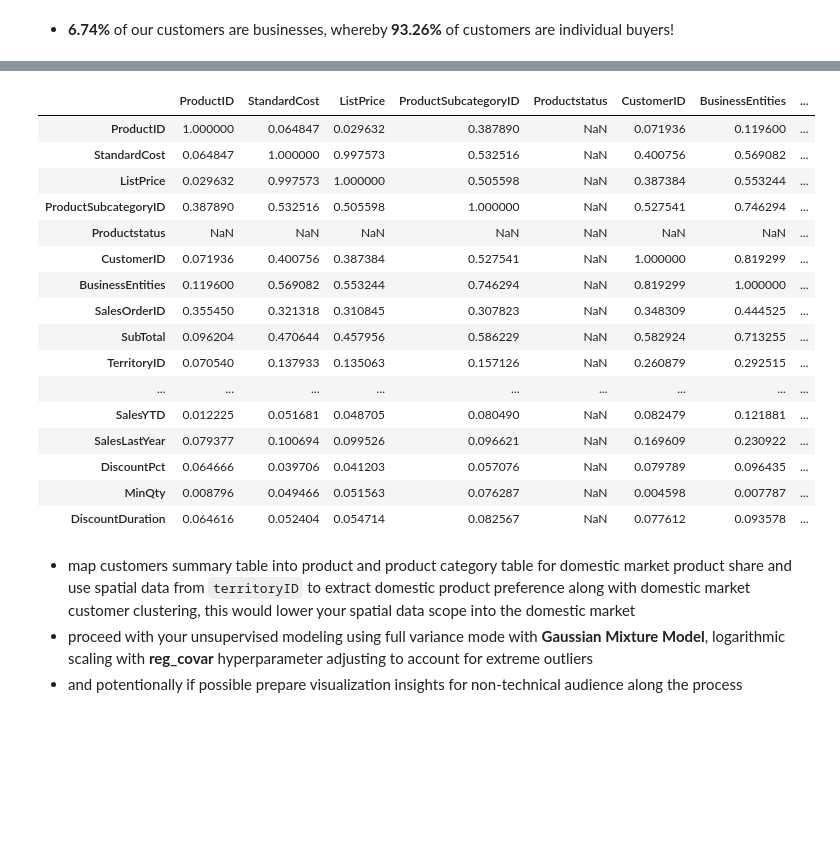
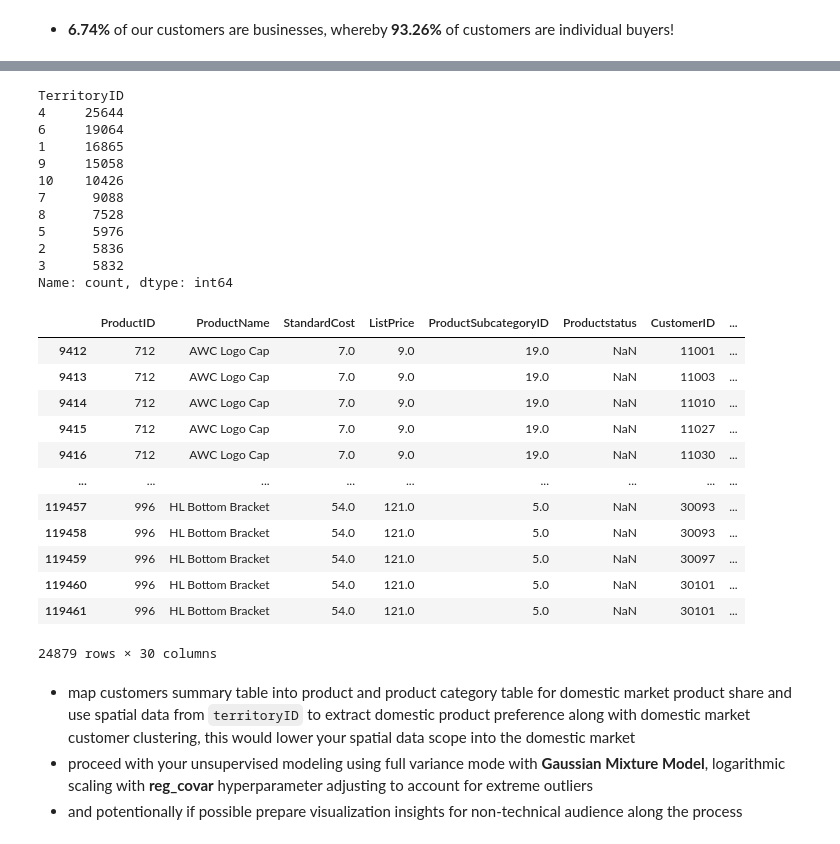
Before and after one commit to AtlasMarbx/AdventureWorks-Data-Migration-and-insight-extraction, a Jupyter notebook: EDA_process.ipynb, the cells around one changed output, grey strips where cells are left out. Saved outputs shown, nothing was run; the diff lists cells and outputs as text; code cells hidden in the pictures; blank space fills up the shorter version.

```diff
--- a/EDA_process.ipynb
+++ b/EDA_process.ipynb
@@ -1223,25 +1244,45 @@ summary_product_layer.head(3)
 # %%
-temp_corr_subset = summary_product_layer.drop(columns=['Name', 'CountryRegionCode', 'Group', 'Description', 'Type', 'Category']).copy()
+summary_table['TerritoryID'].value_counts()
+# 1: 16865
+# 2: 5836
+# 3: 5832
+# 4: 25644
+# 5: 5976 # domestic market total transactions: 60,153
 
-temp_corr_subset.corr().abs()
+# 6: 19064
+# 7: 9088
+# 8: 7528
+# 9: 15058
+# 10: 10426 # foreign market total transactions: 61,164
 # %% [output]
-|  | ProductID | StandardCost | ListPrice | ProductSubcategoryID | Productstatus | CustomerID | BusinessEntities | ... |
-| ProductID | 1.000000 | 0.064847 | 0.029632 | 0.387890 | NaN | 0.071936 | 0.119600 | ... |
-| StandardCost | 0.064847 | 1.000000 | 0.997573 | 0.532516 | NaN | 0.400756 | 0.569082 | ... |
-| ListPrice | 0.029632 | 0.997573 | 1.000000 | 0.505598 | NaN | 0.387384 | 0.553244 | ... |
-| ProductSubcategoryID | 0.387890 | 0.532516 | 0.505598 | 1.000000 | NaN | 0.527541 | 0.746294 | ... |
-| Productstatus | NaN | NaN | NaN | NaN | NaN | NaN | NaN | ... |
-| CustomerID | 0.071936 | 0.400756 | 0.387384 | 0.527541 | NaN | 1.000000 | 0.819299 | ... |
-| BusinessEntities | 0.119600 | 0.569082 | 0.553244 | 0.746294 | NaN | 0.819299 | 1.000000 | ... |
-| SalesOrderID | 0.355450 | 0.321318 | 0.310845 | 0.307823 | NaN | 0.348309 | 0.444525 | ... |
-| SubTotal | 0.096204 | 0.470644 | 0.457956 | 0.586229 | NaN | 0.582924 | 0.713255 | ... |
-| TerritoryID | 0.070540 | 0.137933 | 0.135063 | 0.157126 | NaN | 0.260879 | 0.292515 | ... |
-| ... | ... | ... | ... | ... | ... | ... | ... | ... |
-| SalesYTD | 0.012225 | 0.051681 | 0.048705 | 0.080490 | NaN | 0.082479 | 0.121881 | ... |
-| SalesLastYear | 0.079377 | 0.100694 | 0.099526 | 0.096621 | NaN | 0.169609 | 0.230922 | ... |
-| DiscountPct | 0.064666 | 0.039706 | 0.041203 | 0.057076 | NaN | 0.079789 | 0.096435 | ... |
-| MinQty | 0.008796 | 0.049466 | 0.051563 | 0.076287 | NaN | 0.004598 | 0.007787 | ... |
-| DiscountDuration | 0.064616 | 0.052404 | 0.054714 | 0.082567 | NaN | 0.077612 | 0.093578 | ... |
+TerritoryID
+4     25644
+6     19064
+1     16865
+9     15058
+10    10426
+7      9088
+8      7528
+5      5976
+2      5836
+3      5832
+Name: count, dtype: int64
+# %%
+summary_table[~summary_table['TerritoryID'].isin([1, 2, 3, 4, 5]) & summary_table['ProductName'].notna()]
+# %% [output]
+|  | ProductID | ProductName | StandardCost | ListPrice | ProductSubcategoryID | Productstatus | CustomerID | ... |
+| 9412 | 712 | AWC Logo Cap | 7.0 | 9.0 | 19.0 | NaN | 11001 | ... |
+| 9413 | 712 | AWC Logo Cap | 7.0 | 9.0 | 19.0 | NaN | 11003 | ... |
+| 9414 | 712 | AWC Logo Cap | 7.0 | 9.0 | 19.0 | NaN | 11010 | ... |
+| 9415 | 712 | AWC Logo Cap | 7.0 | 9.0 | 19.0 | NaN | 11027 | ... |
+| 9416 | 712 | AWC Logo Cap | 7.0 | 9.0 | 19.0 | NaN | 11030 | ... |
+| ... | ... | ... | ... | ... | ... | ... | ... | ... |
+| 119457 | 996 | HL Bottom Bracket | 54.0 | 121.0 | 5.0 | NaN | 30093 | ... |
+| 119458 | 996 | HL Bottom Bracket | 54.0 | 121.0 | 5.0 | NaN | 30093 | ... |
+| 119459 | 996 | HL Bottom Bracket | 54.0 | 121.0 | 5.0 | NaN | 30097 | ... |
+| 119460 | 996 | HL Bottom Bracket | 54.0 | 121.0 | 5.0 | NaN | 30101 | ... |
+| 119461 | 996 | HL Bottom Bracket | 54.0 | 121.0 | 5.0 | NaN | 30101 | ... |
+24879 rows × 30 columns
 # %% [markdown]
 - map customers summary table into product and product category table for domestic market product share and use spatial data from `territoryID` to extract domestic product preference along with domestic market customer clustering, this would lower your spatial data scope into the domestic market
 - proceed with your unsupervised modeling using full variance mode with **Gaussian Mixture Model**, logarithmic scaling with **reg_covar** hyperparameter adjusting to account for extreme outliers
```
Also changed, not shown: parts of 14 cells of this notebook.
